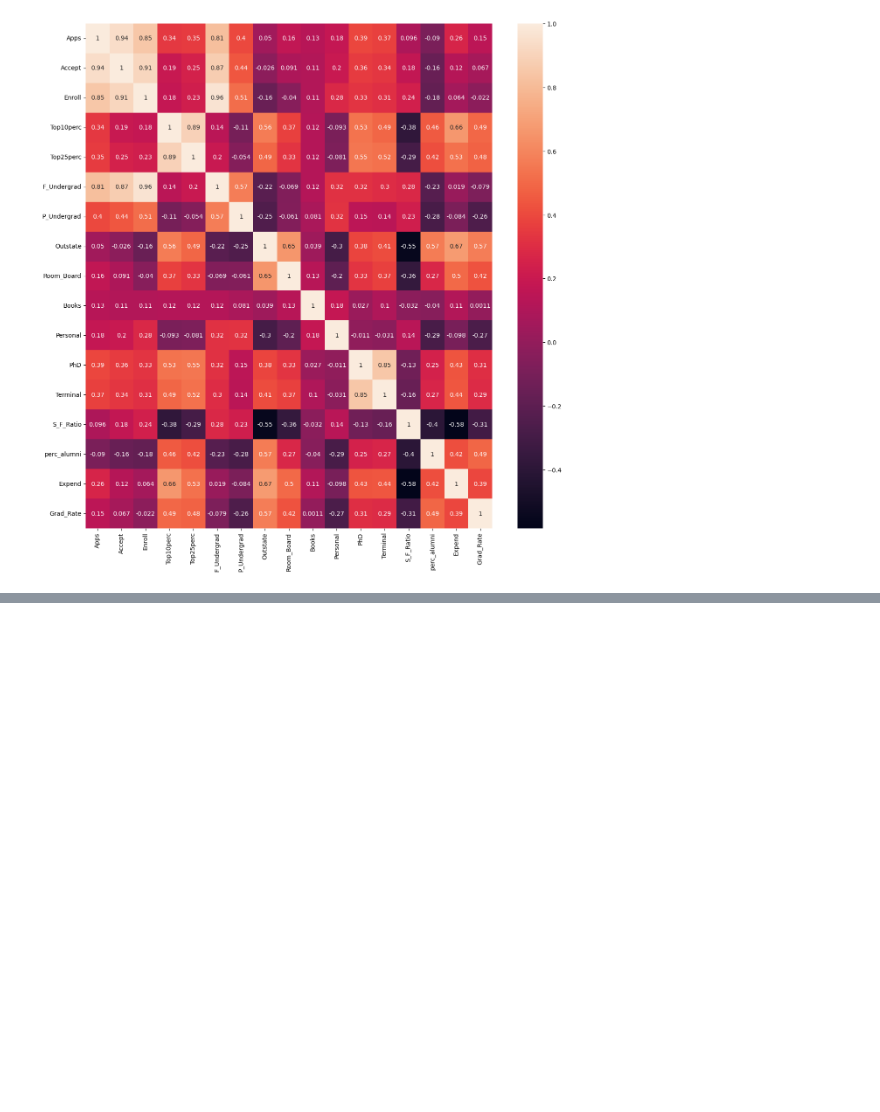
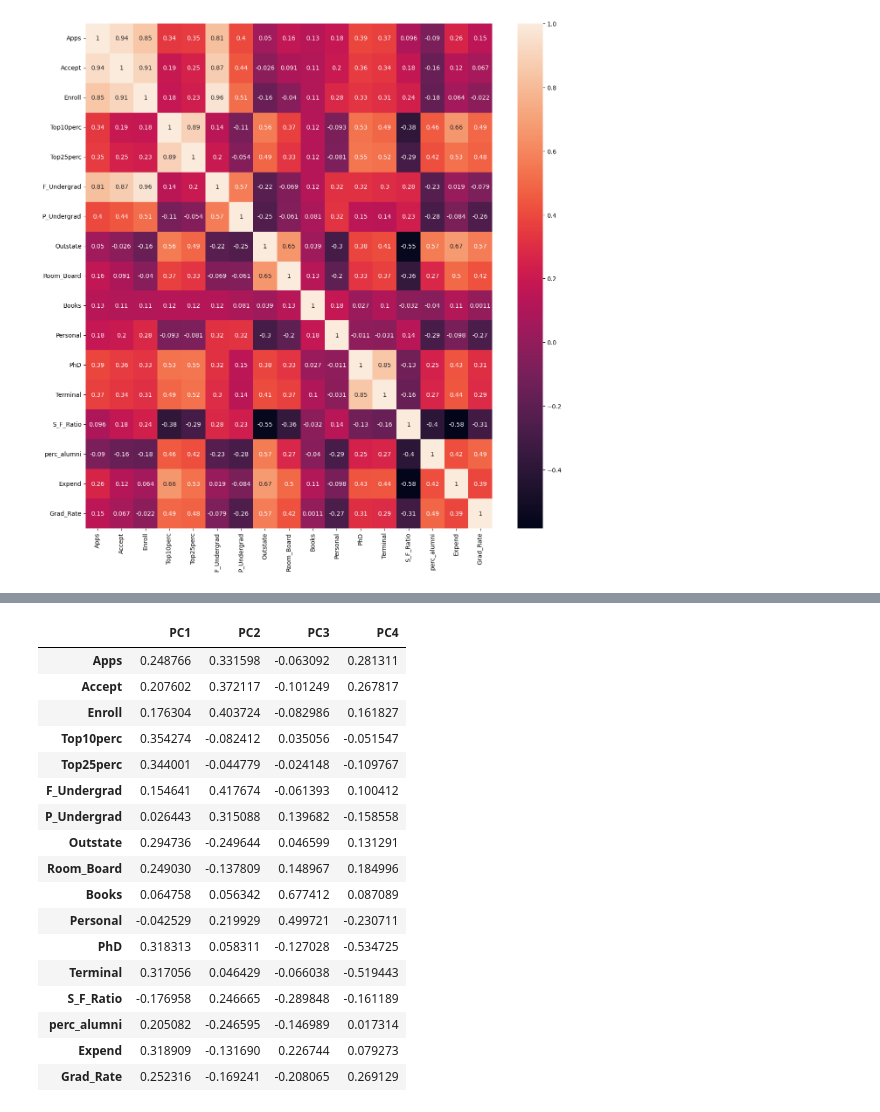
Before and after one commit to MattHuangO-O/DS_ML, a Jupyter notebook: Week 3/education_example.ipynb, the cells around one changed output, grey strips where cells are left out. Cells and saved outputs as stored; diff of their text form; code cells hidden in the pictures; blank space fills up the shorter version.

```diff
--- a/Week 3/education_example.ipynb
+++ b/Week 3/education_example.ipynb
@@ -139,0 +191,5 @@ plt.show()
+# %%
+pc_comps = ['PC1', 'PC2', 'PC3', 'PC4']
+edu_pca_4 = pd.DataFrame(pca.components_[:4,:], index = pc_comps, columns = edu_scaled.columns)
+edu_pca_4.T
+pca.components_
@@ -139,0 +214,21 @@ plt.show()
+# %%
+edu_pca_4.T
+# %% [output]
+|  | PC1 | PC2 | PC3 | PC4 |
+| Apps | 0.248766 | 0.331598 | -0.063092 | 0.281311 |
+| Accept | 0.207602 | 0.372117 | -0.101249 | 0.267817 |
+| Enroll | 0.176304 | 0.403724 | -0.082986 | 0.161827 |
+| Top10perc | 0.354274 | -0.082412 | 0.035056 | -0.051547 |
+| Top25perc | 0.344001 | -0.044779 | -0.024148 | -0.109767 |
+| F_Undergrad | 0.154641 | 0.417674 | -0.061393 | 0.100412 |
+| P_Undergrad | 0.026443 | 0.315088 | 0.139682 | -0.158558 |
+| Outstate | 0.294736 | -0.249644 | 0.046599 | 0.131291 |
+| Room_Board | 0.249030 | -0.137809 | 0.148967 | 0.184996 |
+| Books | 0.064758 | 0.056342 | 0.677412 | 0.087089 |
+| Personal | -0.042529 | 0.219929 | 0.499721 | -0.230711 |
+| PhD | 0.318313 | 0.058311 | -0.127028 | -0.534725 |
+| Terminal | 0.317056 | 0.046429 | -0.066038 | -0.519443 |
+| S_F_Ratio | -0.176958 | 0.246665 | -0.289848 | -0.161189 |
+| perc_alumni | 0.205082 | -0.246595 | -0.146989 | 0.017314 |
+| Expend | 0.318909 | -0.131690 | 0.226744 | 0.079273 |
+| Grad_Rate | 0.252316 | -0.169241 | -0.208065 | 0.269129 |
```
Also changed, not shown: parts of 11 cells of this notebook, 12 other files.
